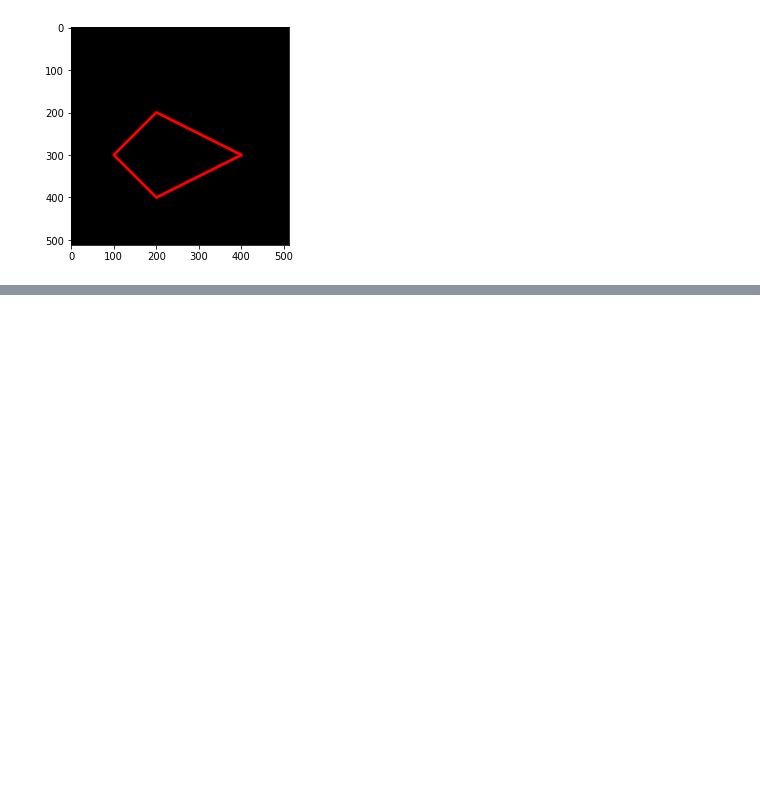
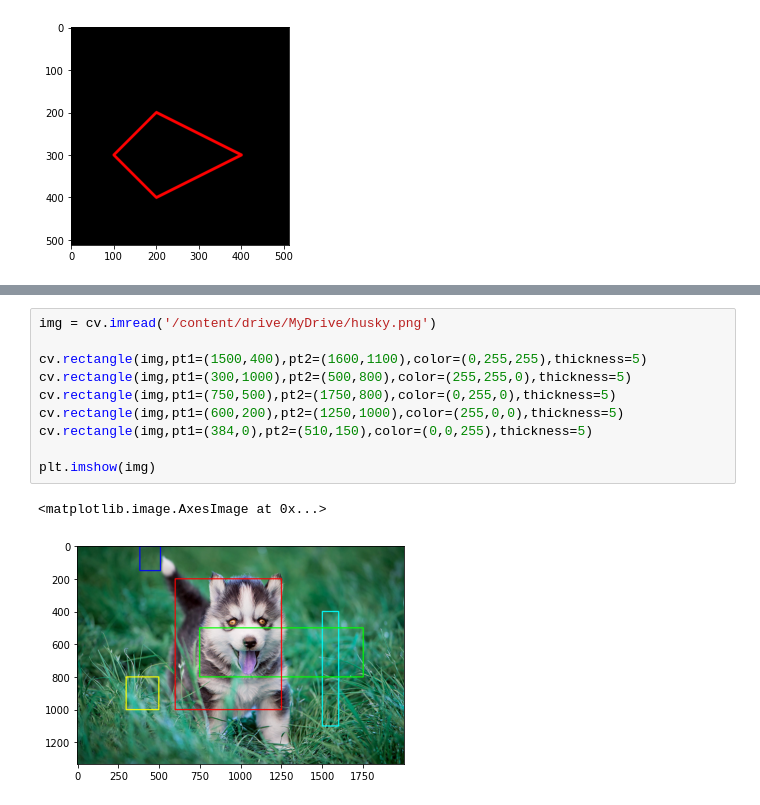
Before and after one commit to zepperinos/PCVK_Genap2023, a Jupyter notebook: Week2.ipynb, the cells around one changed output, grey strips where cells are left out. Drawn from its saved outputs; the diff is of its cells as text; blank space fills up the shorter version.

```diff
--- a/Week2.ipynb
+++ b/Week2.ipynb
@@ -117,0 +158,13 @@ plt.imshow(black_img2)
+# %%
+img = cv.imread('/content/drive/MyDrive/husky.png')
+
+cv.rectangle(img,pt1=(1500,400),pt2=(1600,1100),color=(0,255,255),thickness=5)
+cv.rectangle(img,pt1=(300,1000),pt2=(500,800),color=(255,255,0),thickness=5)
+cv.rectangle(img,pt1=(750,500),pt2=(1750,800),color=(0,255,0),thickness=5)
+cv.rectangle(img,pt1=(600,200),pt2=(1250,1000),color=(255,0,0),thickness=5)
+cv.rectangle(img,pt1=(384,0),pt2=(510,150),color=(0,0,255),thickness=5)
+
+plt.imshow(img)
+# %% [output]
+<matplotlib.image.AxesImage at 0x...>
+[figure, added]
```
Also changed, not shown: parts of 10 cells of this notebook.
